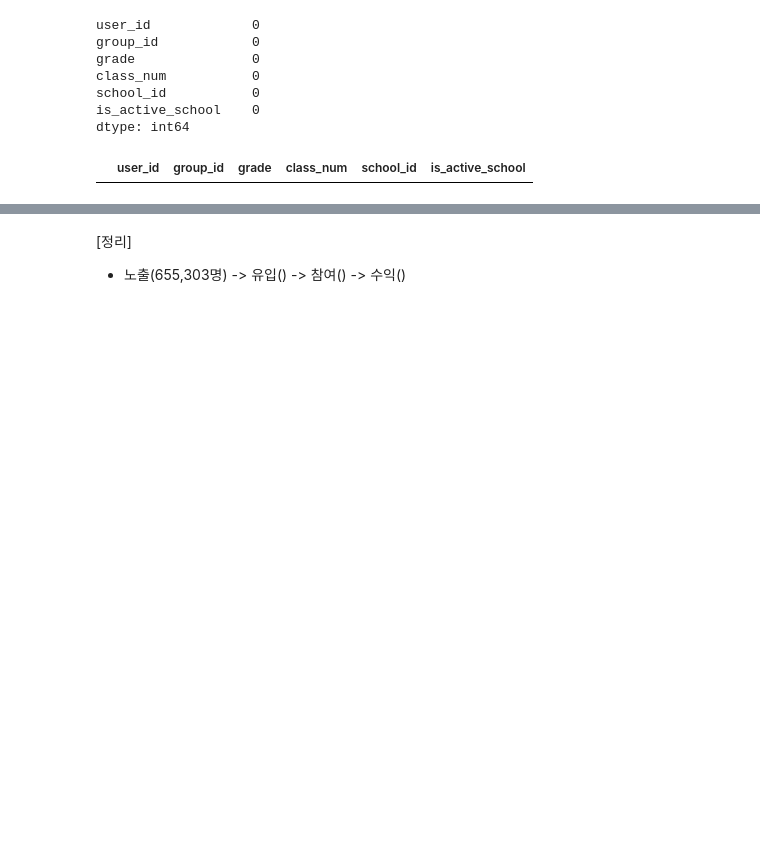
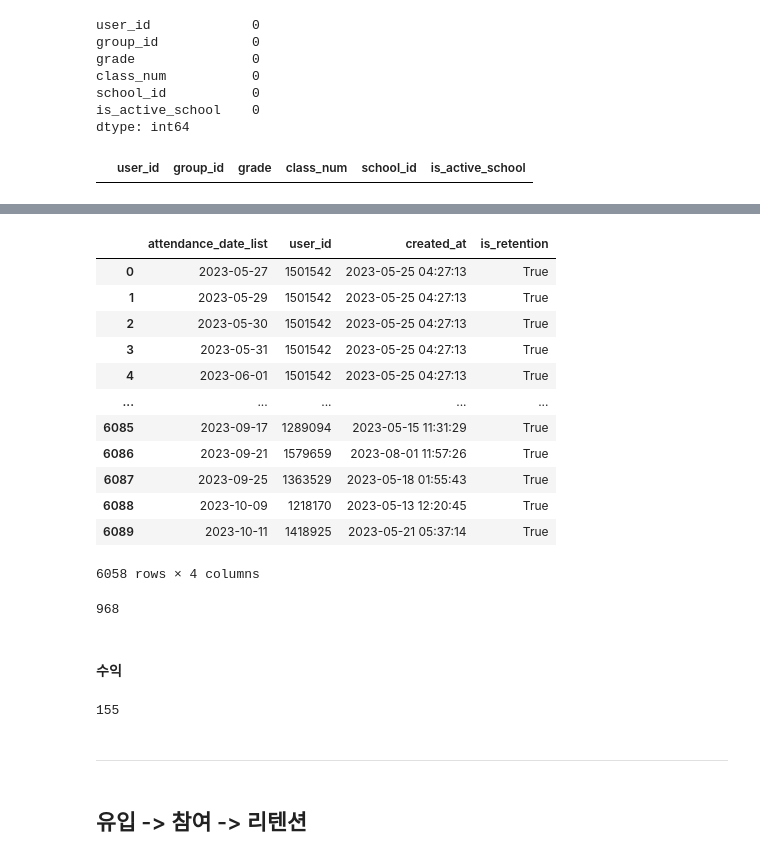
Before and after one commit to EtheriumArchive/Codeit_project, a Jupyter notebook: eda_eunsu_v4.ipynb, the cells around one changed output, grey strips where cells are left out. Cells and saved outputs as stored; diff of their text form; code cells hidden in the pictures; blank space fills up the shorter version.

```diff
--- a/eda_eunsu_v4.ipynb
+++ b/eda_eunsu_v4.ipynb
@@ -688,0 +759,3 @@ accounts_user.head(5)
+# %%
+abcde_signup_user = abcde_user['user_id'].unique()
+len(abcde_signup_user)
@@ -692,0 +768,5 @@ polls_questionset
+# %%
+cond = (funnel_questionset['status'] == 'F') | (funnel_questionset['status'] == 'O')
+abcde_questionset = funnel_questionset[cond]
+abcde_questionset = abcde_questionset[abcde_questionset['user_id'].isin(abcde_signup_user)]
+abcde_questionset.head(5)
@@ -692,0 +780,7 @@ polls_questionset
+# %%
+# 1,886명밖에 안 나옴
+# 질문 세트중 하나라도 완료한 걸 보려면 질문 테이블로 봐야하지 않나?
+# 일단 질문 세트로도 다시 봐야겠음
+
+abcde_questionset_user = abcde_questionset['user_id'].unique()
+len(abcde_questionset_user)
@@ -692,0 +805,6 @@ polls_questionset
+# %%
+# 질문 열어서 만든 첫 시기를 가져옴
+funnel_questionset.sort_values(by=['user_id', 'created_at'], inplace=True)
+first_questionset = funnel_questionset.drop_duplicates(subset='user_id', keep='first')
+first_questionset = first_questionset[['user_id', 'created_at']]
+first_questionset
@@ -693,3 +829,47 @@ polls_questionset
+# %%
+# 어차피 접속을 하면 남는 게 출석 테이블이겠지..?
+# 출석 테이블로 확인해보자
+# 일단 참여 유저만 남겨둠
+abcde_attendance = funnel_attendance[funnel_attendance['user_id'].isin(abcde_questionset_user)]
+
+# 참여 다음날을 비교하기 위해 합쳐줌
+abcde_attendance_merge = pd.merge(abcde_attendance, first_questionset, on='user_id', how='left')
+abcde_attendance_merge.isnull().sum() # 합치면서 결측치 없었음
+
+# 첫 질문 세트 기록 이후 접속했는가?
+abcde_attendance_merge['is_retention'] = abcde_attendance_merge['created_at'] < abcde_attendance_merge['attendance_date_list']
+abcde_attendance_merge = abcde_attendance_merge[abcde_attendance_merge['is_retention'] == 1]
+
+abcde_attendance_merge
+# %% [output]
+|  | attendance_date_list | user_id | created_at | is_retention |
+| 0 | 2023-05-27 | 1501542 | 2023-05-25 04:27:13 | True |
+| 1 | 2023-05-29 | 1501542 | 2023-05-25 04:27:13 | True |
+| 2 | 2023-05-30 | 1501542 | 2023-05-25 04:27:13 | True |
+| 3 | 2023-05-31 | 1501542 | 2023-05-25 04:27:13 | True |
+| 4 | 2023-06-01 | 1501542 | 2023-05-25 04:27:13 | True |
+| ... | ... | ... | ... | ... |
+| 6085 | 2023-09-17 | 1289094 | 2023-05-15 11:31:29 | True |
+| 6086 | 2023-09-21 | 1579659 | 2023-08-01 11:57:26 | True |
+| 6087 | 2023-09-25 | 1363529 | 2023-05-18 01:55:43 | True |
+| 6088 | 2023-10-09 | 1218170 | 2023-05-13 12:20:45 | True |
+| 6089 | 2023-10-11 | 1418925 | 2023-05-21 05:37:14 | True |
+6058 rows × 4 columns
+# %%
+abcde_attendance_user = abcde_attendance_merge['user_id'].unique()
+len(abcde_attendance_user)
+# %% [output]
+968
+# %% [markdown]
+#### 수익
+# %%
+abcde_payment = funnel_payment[funnel_payment['user_id'].isin(abcde_attendance_user)]
+
+abcde_payment_user = abcde_payment['user_id'].unique()
+len(abcde_payment_user)
+# %% [output]
+155
+# %% [markdown]
+---
 # %% [markdown]
-[정리]
-- 노출(655,303명) -> 유입() -> 참여() -> 수익()
+## 유입 -> 참여 -> 리텐션
```
Also changed, not shown: parts of 44 cells of this notebook.
